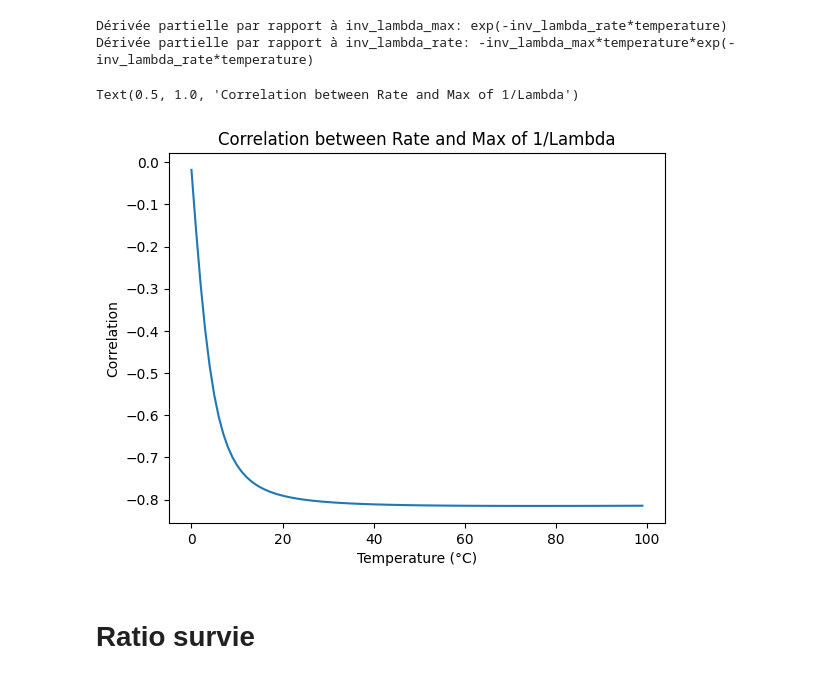
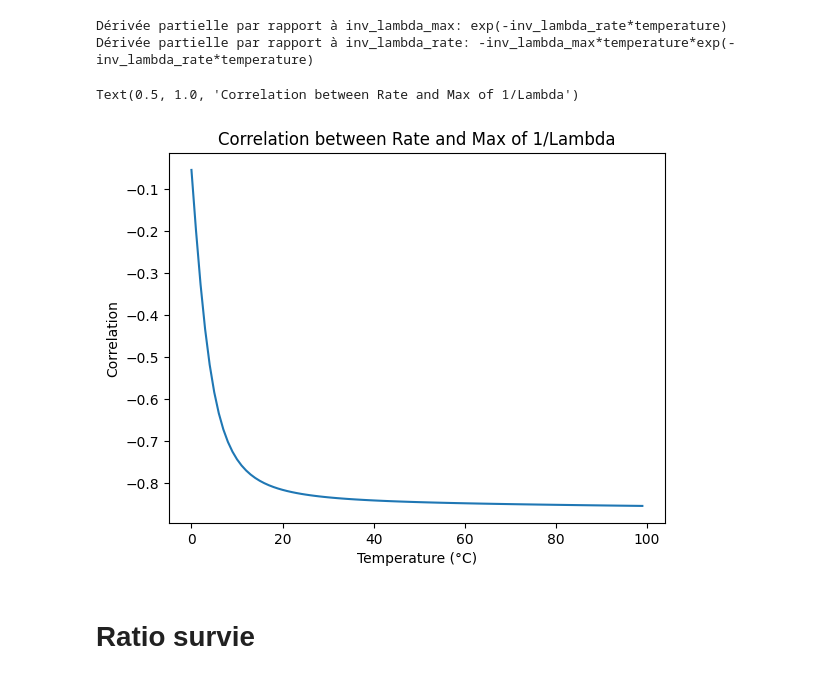
Before and after one commit to Ash12H/Seapopym-optimization, a Jupyter notebook: notebooks/0_tools/inv_lambda_rate.ipynb, the cells around one changed output. Drawn from its saved outputs; the diff is of its cells as text; code cells hidden in the pictures.

```diff
--- a/notebooks/0_tools/inv_lambda_rate.ipynb
+++ b/notebooks/0_tools/inv_lambda_rate.ipynb
@@ -74,29 +74,29 @@ Dérivée partielle par rapport à inv_lambda_rate: -inv_lambda_max*temperature*
 # %%
 # LAMBDA
 def correlation_by_temperature(temperature):
     # Générer des échantillons de A et B
     np.random.seed(42)
-    num_samples = 1000
+    num_samples = 10000
     inv_lambda_max = np.random.uniform(0, 300, num_samples)  # A varie entre 1 et 10
     inv_lambda_rate = np.random.uniform(0, 1, num_samples)  # B varie entre 0 et 1
 
     # Calcul des dérivées partielles
     dY_dA = np.exp(-inv_lambda_rate * temperature)
     dY_dB = -inv_lambda_max * temperature * np.exp(-inv_lambda_rate * temperature)
 
     # Calcul de la corrélation de Pearson entre dY/dA et dY/dB
     corr_pearson, _ = stats.pearsonr(dY_dA, dY_dB)
     return corr_pearson
 
 
 corr_coef = [correlation_by_temperature(temperature) for temperature in np.linspace(0.1, 30, 100)]
 plt.plot(corr_coef)
 plt.xlabel("Temperature (°C)")
 plt.ylabel("Correlation")
 plt.title("Correlation between Rate and Max of 1/Lambda")
 # %% [output]
 Text(0.5, 1.0, 'Correlation between Rate and Max of 1/Lambda')
-[figure, old version]
+[figure, new version]
 # %% [markdown]
 # Ratio survie
 # %%
```
Also changed, not shown: parts of 5 cells of this notebook.
